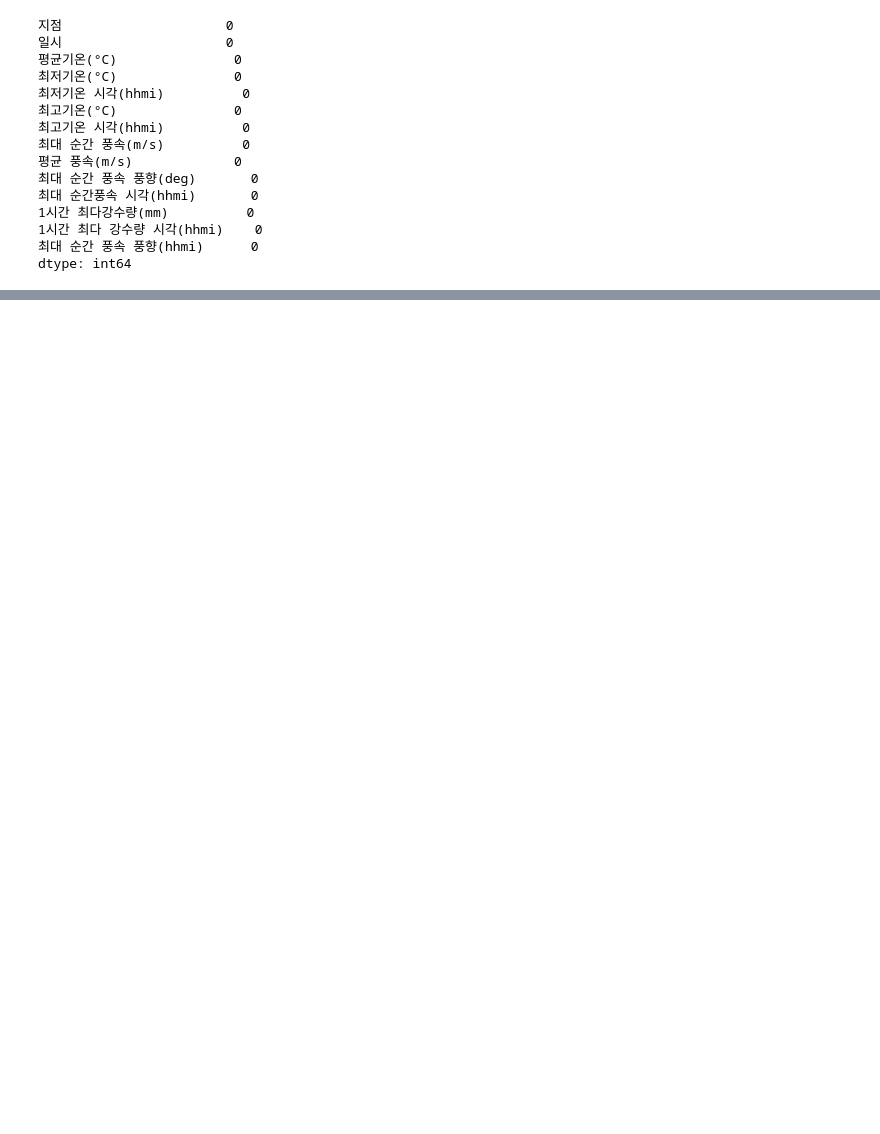
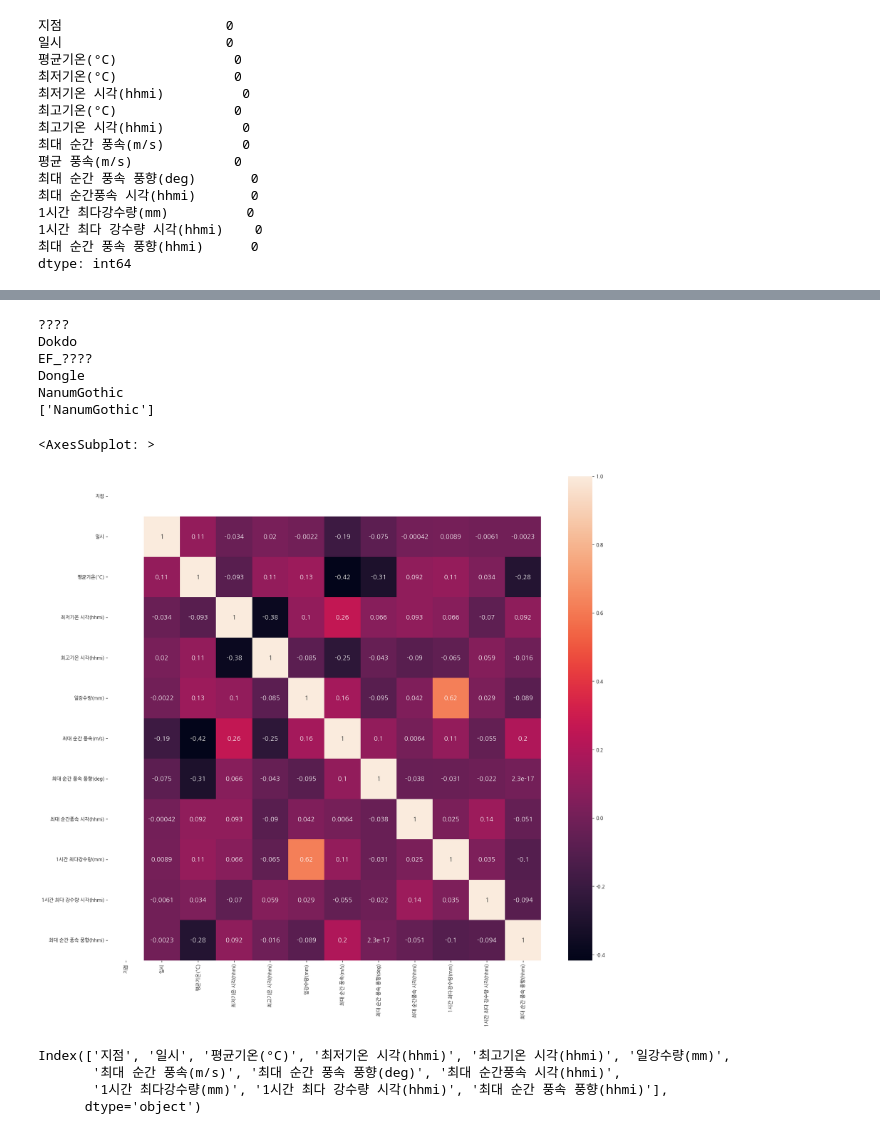
Before and after one commit to jewoodev/Deep_and_Machine_Learning, a Jupyter notebook: 110~/rain.ipynb, the cells around one changed output, grey strips where cells are left out. Cells and saved outputs as stored; diff of their text form; code cells hidden in the pictures; blank space fills up the shorter version.

```diff
--- a/110~/rain.ipynb
+++ b/110~/rain.ipynb
@@ -129,6 +127,6 @@ rain_test
 874 rows × 14 columns
 # %%
-rain_train["일시"] = pd.to_datetime(rain_train["일시"])
-rain_train["일시"] = rain_train["일시"].values.astype(float) # array를 반환하는건가?
-rain_test["일시"] = pd.to_datetime(rain_test["일시"])
-rain_test["일시"] = rain_test["일시"].values.astype(float)
+# rain_train["일시"] = pd.to_datetime(rain_train["일시"])
+# rain_train["일시"] = rain_train["일시"].values.astype(float) # array를 반환하는건가?
+# rain_test["일시"] = pd.to_datetime(rain_test["일시"])
+# rain_test["일시"] = rain_test["일시"].values.astype(float)
@@ -134,0 +232,13 @@ rain_test["일시"] = rain_test["일시"].values.astype(float)
+# %%
+# rain_train["일시"][rain_train["일시"].dt.month == 3] = 3
+rain_train["일시"][rain_train["일시"].dt.month == 4] = 0
+rain_train["일시"][rain_train["일시"].dt.month == 5] = 0
+rain_train["일시"][rain_train["일시"].dt.month == 6] = 1
+rain_train["일시"][rain_train["일시"].dt.month == 7] = 1
+rain_train["일시"][rain_train["일시"].dt.month == 8] = 1
+rain_train["일시"][rain_train["일시"].dt.month == 9] = 1
+rain_train["일시"][rain_train["일시"].dt.month == 10] = 2
+rain_train["일시"][rain_train["일시"].dt.month == 11] = 3
+rain_train["일시"][rain_train["일시"].dt.month == 12] = 3
+rain_train["일시"][rain_train["일시"].dt.month == 1] = 3
+rain_train["일시"][rain_train["일시"].dt.month == 2] = 3
@@ -214,0 +359,36 @@ rain_train[rain_train["최대 순간 풍속 풍향(hhmi)"].isnull()]
+# %%
+import matplotlib.font_manager as font_manager
+import matplotlib as mpl
+# Add every font at the specified location
+font_dir = ['C:/Users/PlayData/AppData/Local/Microsoft/Windows/Fonts']
+for font in font_manager.findSystemFonts(fontpaths=font_dir):
+    print(mpl.font_manager.FontProperties(fname=font).get_name())
+    font_manager.fontManager.addfont(font)
+# Set font family globally
+mpl.rcParams['font.family'] = 'NanumGothic'
+print(mpl.rcParams['font.family'])
+mpl.rcParams['axes.unicode_minus'] = False
+# %% [output]
+????
+Dokdo
+EF_????
+Dongle
+NanumGothic
+['NanumGothic']
+# %%
+import seaborn as sns
+import matplotlib.pyplot as plt
+
+corrs = rain_train[rain_train.columns].corr()
+plt.figure(figsize=(20, 18))
+sns.heatmap(corrs, annot=True, annot_kws={'size':13})
+# %% [output]
+<AxesSubplot: >
+[figure, added]
+# %%
+rain_train.columns
+# %% [output]
+Index(['지점', '일시', '평균기온(°C)', '최저기온 시각(hhmi)', '최고기온 시각(hhmi)', '일강수량(mm)',
+       '최대 순간 풍속(m/s)', '최대 순간 풍속 풍향(deg)', '최대 순간풍속 시각(hhmi)',
+       '1시간 최다강수량(mm)', '1시간 최다 강수량 시각(hhmi)', '최대 순간 풍속 풍향(hhmi)'],
+      dtype='object')
```
Also changed, not shown: parts of 21 cells of this notebook, 3 other files.
